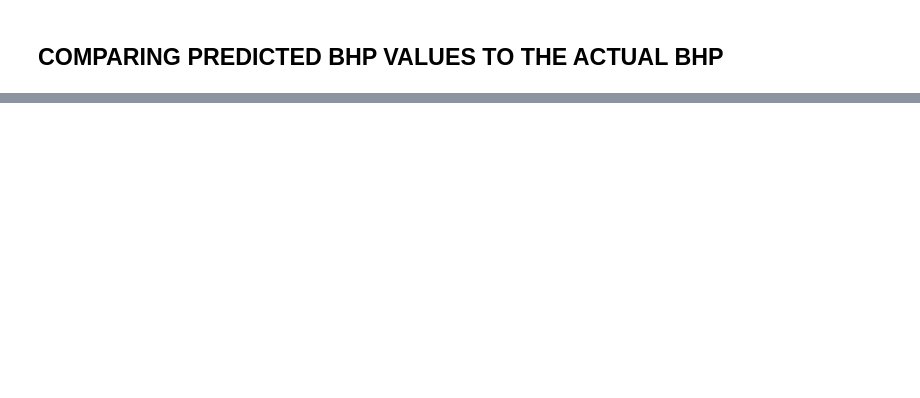
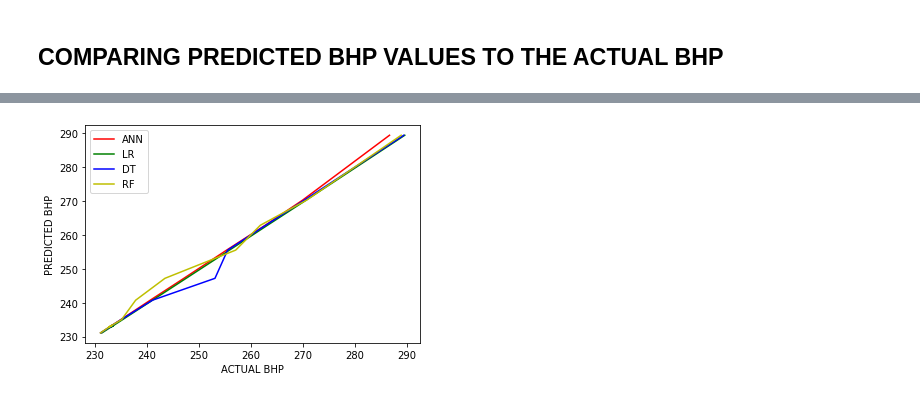
Before and after one commit to aify6/ML-Application-in-BHP-prediction, a Jupyter notebook: ML Application in BHP Prediction.ipynb, the cells around one changed output, grey strips where cells are left out. Cells and saved outputs as stored; diff of their text form; code cells hidden in the pictures; blank space fills up the shorter version.

```diff
--- a/ML Application in BHP Prediction.ipynb
+++ b/ML Application in BHP Prediction.ipynb
@@ -340,0 +377,11 @@ df
+# %%
+plt.plot(ann_pred, y_test, 'r',label= 'ANN')
+plt.plot(lr_pred, y_test,'g',label= 'LR')
+plt.plot(dt_pred, y_test,'b',label= 'DT')
+plt.plot(rf_pred, y_test,'y',label= 'RF')
+plt.xlabel('ACTUAL BHP')
+plt.ylabel('PREDICTED BHP')
+plt.legend()
+plt.show()
+# %% [output]
+[figure, added]
```
Also changed, not shown: parts of 12 cells of this notebook.
